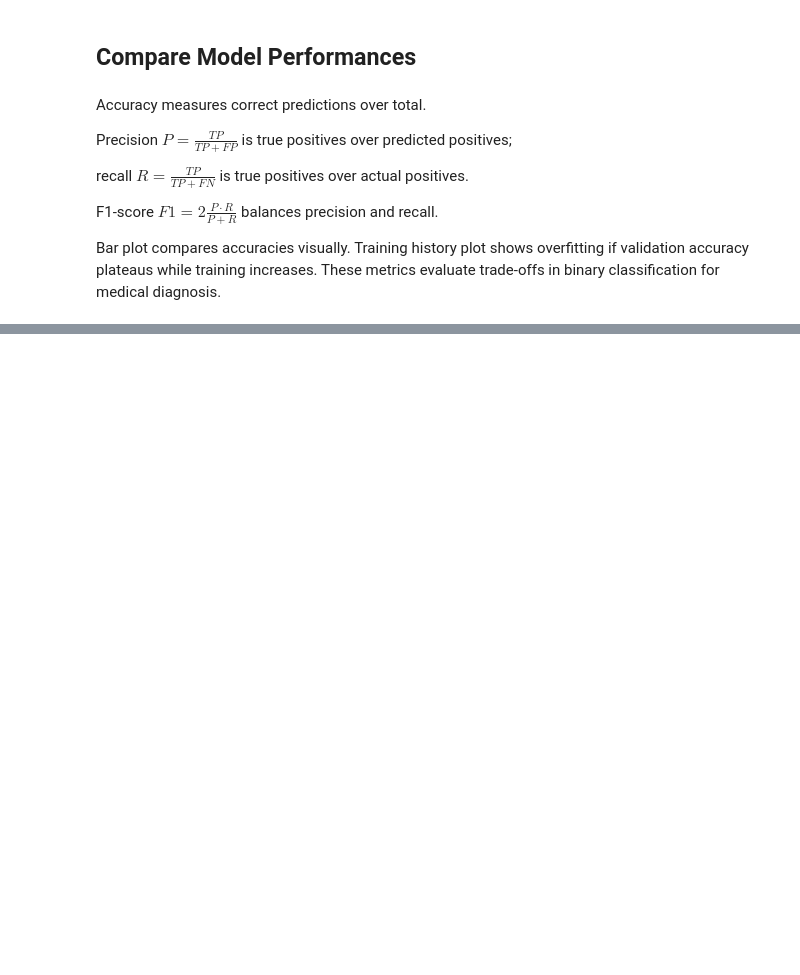
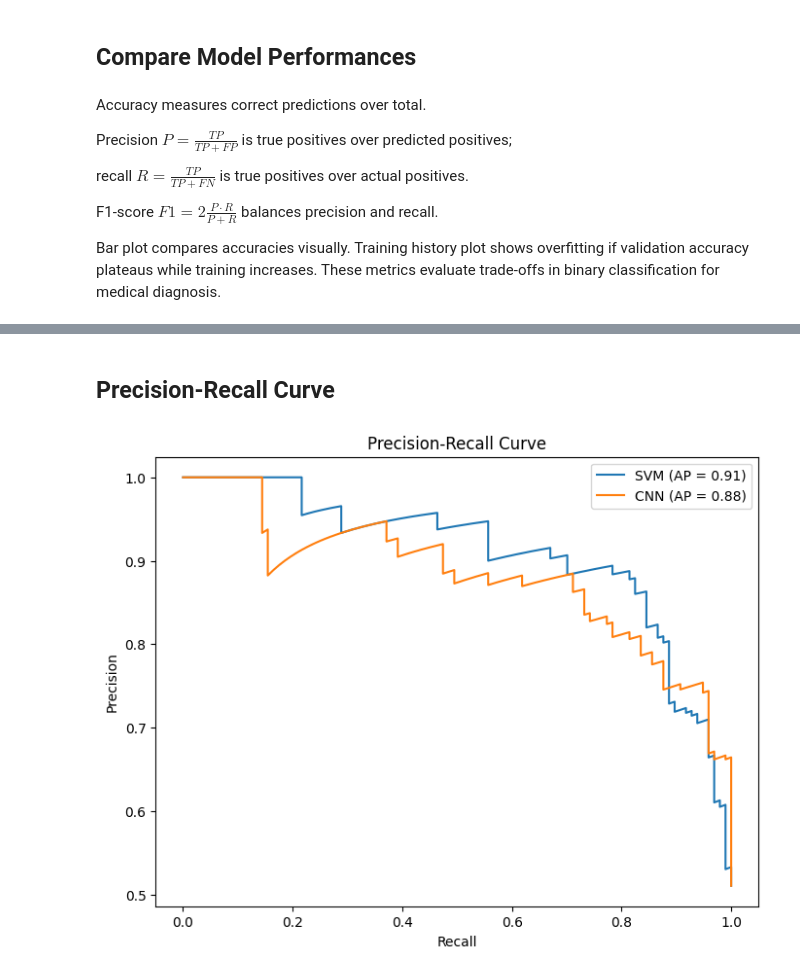
Before and after one commit to pgbhz/diagnose, a Jupyter notebook: oral_cancer_detection.ipynb, the cells around one changed output, grey strips where cells are left out. Drawn from its saved outputs; the diff is of its cells as text; code cells hidden in the pictures; blank space fills up the shorter version.

```diff
--- a/oral_cancer_detection.ipynb
+++ b/oral_cancer_detection.ipynb
@@ -211,0 +400,24 @@ plt.show()
+# %% [markdown]
+## Precision-Recall Curve
+# %%
+from sklearn.metrics import precision_recall_curve, average_precision_score
+
+# SVM PR
+precision_svm, recall_svm, _ = precision_recall_curve(y_test, svm_scores)
+ap_svm = average_precision_score(y_test, svm_scores)
+
+# CNN PR
+precision_cnn, recall_cnn, _ = precision_recall_curve(y_test, cnn_probs)
+ap_cnn = average_precision_score(y_test, cnn_probs)
+
+plt.figure(figsize=(8, 6))
+plt.plot(recall_svm, precision_svm, label=f'SVM (AP = {ap_svm:.2f})')
+plt.plot(recall_cnn, precision_cnn, label=f'CNN (AP = {ap_cnn:.2f})')
+plt.xlabel('Recall')
+plt.ylabel('Precision')
+plt.title('Precision-Recall Curve')
+plt.legend()
+plt.savefig('plots/precision_recall_curve.png')
+plt.show()
+# %% [output]
+[figure, added]
```
Also changed, not shown: parts of 19 cells of this notebook, 12 other files.
